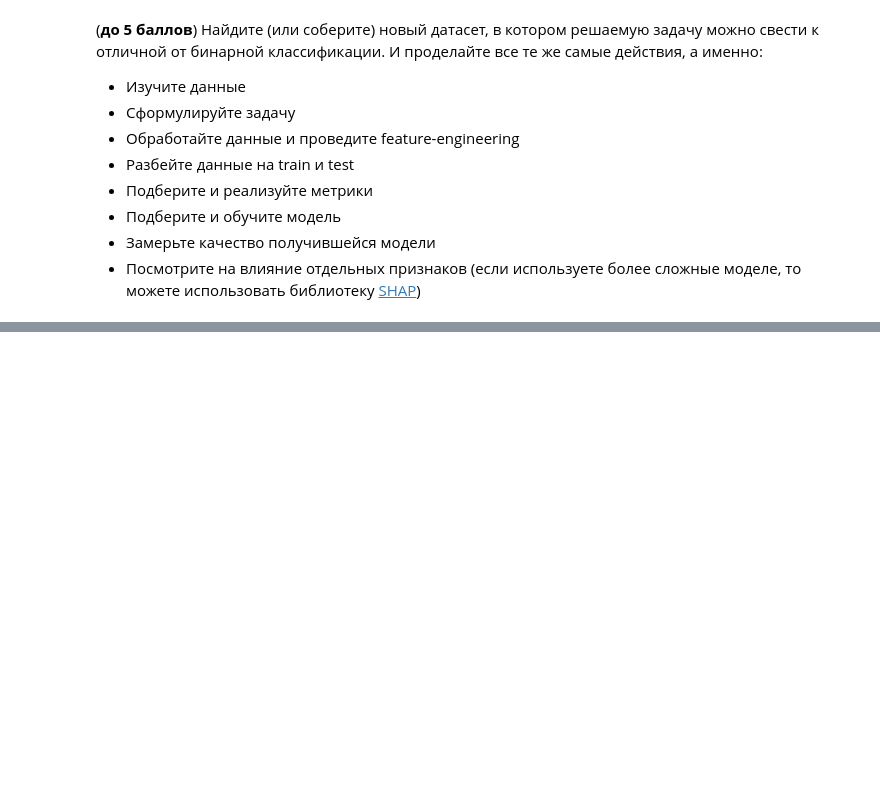
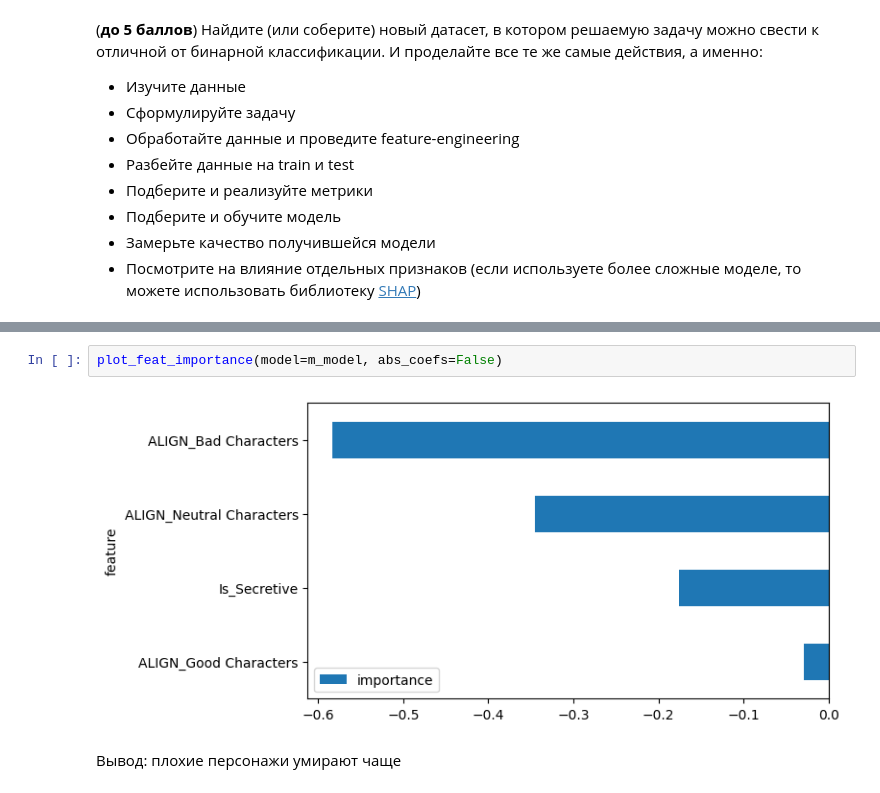
Before and after one commit to Grandher/MLabs-IIS-lessons_python, a Jupyter notebook: Task5/6_ml_classic.ipynb, the cells around one changed output, grey strips where cells are left out. Drawn from its saved outputs; the diff is of its cells as text; blank space fills up the shorter version.

```diff
--- a/Task5/6_ml_classic.ipynb
+++ b/Task5/6_ml_classic.ipynb
@@ -392,0 +462,6 @@ Name: Survived, dtype: float64
+# %%
+plot_feat_importance(model=m_model, abs_coefs=False)
+# %% [output]
+[figure, added]
+# %% [markdown]
+Вывод: плохие персонажи умирают чаще
```
Also changed, not shown: parts of 23 cells of this notebook.
